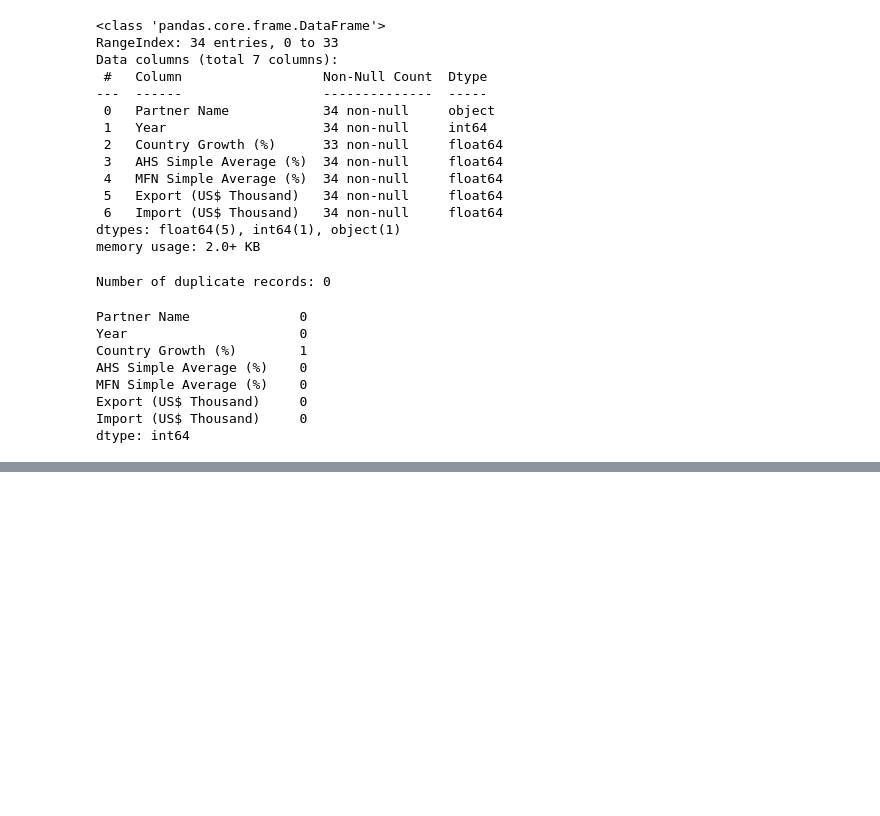
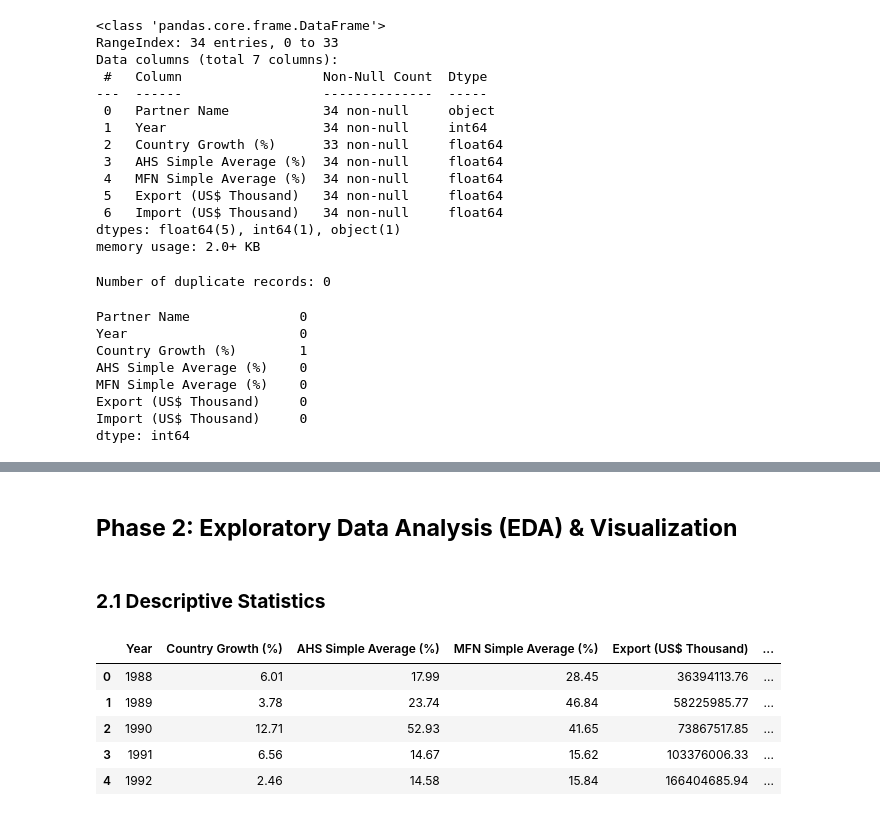
Before and after one commit to abdullahakintobi/IU-Exploratory-Data-Analysis-and-Visualization-DLBDSEDAV01, a Jupyter notebook: notebook/analysis.ipynb, the cells around one changed output, grey strips where cells are left out. Saved outputs shown, nothing was run; the diff lists cells and outputs as text; code cells hidden in the pictures; blank space fills up the shorter version.

```diff
--- a/notebook/analysis.ipynb
+++ b/notebook/analysis.ipynb
@@ -228,0 +258,15 @@ We have also saved our processed data to the appropriate directory. In the next
+# %% [markdown]
+## **Phase 2: Exploratory Data Analysis (EDA) & Visualization**
+# %% [markdown]
+### **2.1 Descriptive Statistics**
+# %%
+# Load and preview the processed data
+ger_trade = pd.read_csv("../data/processed/germany_trade_data.csv")
+ger_trade.head()
+# %% [output]
+|  | Year | Country Growth (%) | AHS Simple Average (%) | MFN Simple Average (%) | Export (US$ Thousand) | ... |
+| 0 | 1988 | 6.01 | 17.99 | 28.45 | 36394113.76 | ... |
+| 1 | 1989 | 3.78 | 23.74 | 46.84 | 58225985.77 | ... |
+| 2 | 1990 | 12.71 | 52.93 | 41.65 | 73867517.85 | ... |
+| 3 | 1991 | 6.56 | 14.67 | 15.62 | 103376006.33 | ... |
+| 4 | 1992 | 2.46 | 14.58 | 15.84 | 166404685.94 | ... |
```
Also changed, not shown: parts of 39 cells of this notebook.
